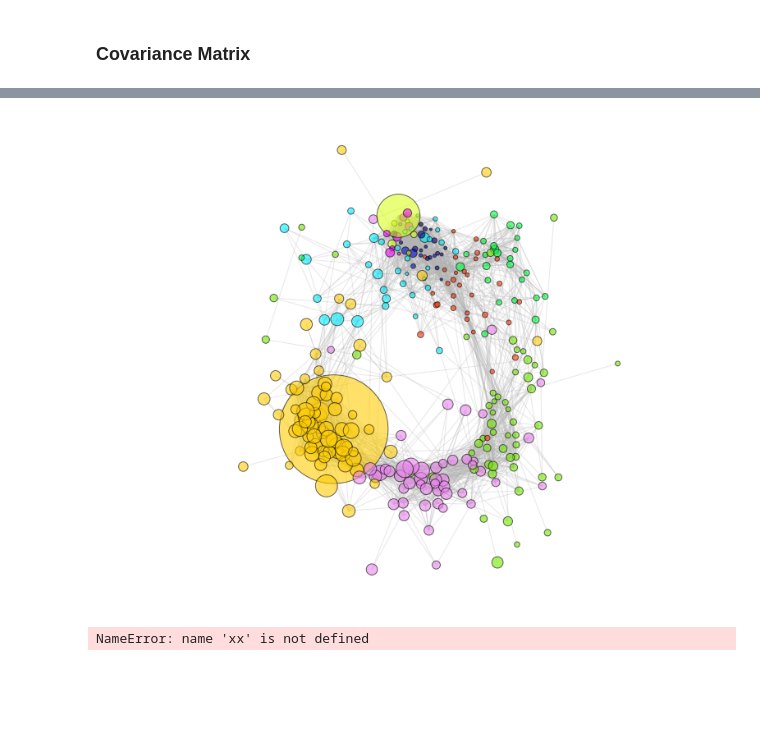
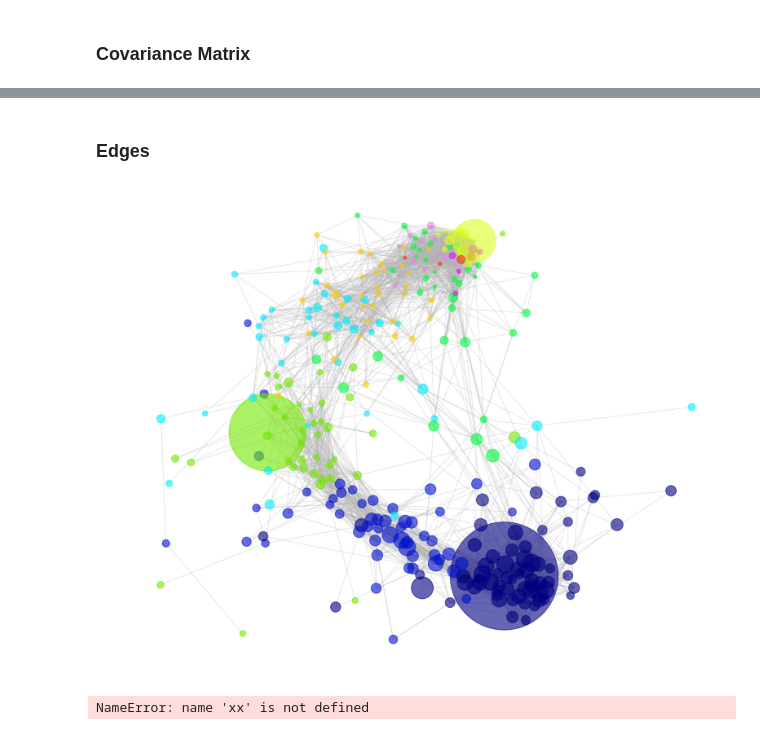
Before and after one commit to matuteiglesias/geo-correlation-structures, a Jupyter notebook: USA industries - Analysis.ipynb, the cells around one changed output, grey strips where cells are left out. Drawn from its saved outputs; the diff is of its cells as text; code cells hidden in the pictures; blank space fills up the shorter version.

Commit message:
Added user created data

```diff
--- a/USA industries - Analysis.ipynb
+++ b/USA industries - Analysis.ipynb
@@ -136,3 +167,5 @@ clustering = SpectralClustering(n_clusters=10,
 pd.options.display.max_rows = 500
 clust_result = pd.DataFrame(clustering.labels_, index = X.columns, columns = ['cluster'])
 clust_result = pd.concat([clust_result, industry_titles.set_index('industry_code')], axis = 1, sort = False).dropna().sort_values(by = ['cluster', 'industry_title'])
+
+clust_result.index.name = 'industry_code'
@@ -138,0 +174,10 @@ clust_result = pd.concat([clust_result, industry_titles.set_index('industry_code
+# %%
+df_cnt = pd.read_csv('./data/naics_area_cnt_02_07.csv', index_col=[0, 1])
+df_indu = df_cnt.groupby(level = 1).sum()
+avg_wages_indu = df_indu[['total_annual_wages']].div(df_indu[['annual_avg_emplvl']].values).dropna()
+avg_wages_indu = np.log10(avg_wages_indu)
+avg_wages_indu = avg_wages_indu.reset_index()
+avg_wages_indu['industry_code'] = avg_wages_indu['industry_code'].astype(str)
+
+wages_color = color_from_series(avg_wages_indu, 'industry_code', 'total_annual_wages',
+                                cmap = plt.cm.RdYlGn).rename(columns = {'color': 'wage_color'})
@@ -138,0 +186,20 @@ clust_result = pd.concat([clust_result, industry_titles.set_index('industry_code
+# %%
+df_indu = df_cnt.groupby(level = 1).sum()
+df_indu.index = df_indu.index.astype(str)
+
+cluster_data = pd.concat([clust_result, df_indu], axis = 1, sort = False)
+
+cluster_data = cluster_data.groupby('cluster').agg({'industry_title': 'nunique', 'annual_avg_estabs': 'sum',
+                                    'annual_avg_emplvl': 'sum', 'total_annual_wages': 'sum', })
+
+cluster_data['avg_annual_wages'] = np.round(cluster_data.total_annual_wages / cluster_data.annual_avg_emplvl)
+# %%
+sorted_cluster_data = cluster_data.sort_values('annual_avg_estabs', ascending = False)
+
+sorted_cluster_data.style.bar()
+
+sorted_cluster_data = sorted_cluster_data.reset_index().reset_index()
+
+clust_result = clust_result.reset_index().merge(sorted_cluster_data[['cluster', 'index']], how = 'left'
+                                ).set_index('industry_code'
+                                           ).drop('cluster', 1).rename(columns = {'index':'cluster'})
@@ -139,3 +227,5 @@ clust_result = pd.concat([clust_result, industry_titles.set_index('industry_code
+# %% [markdown]
+### Edges
 # %%
 edges = pd.DataFrame(demean(cor_mat).stack(), columns = ['dem_corr'])
 # edges = pd.DataFrame(demean(stand(demean(cor_mat))).stack(), columns = ['dem_corr'])
@@ -166,34 +256,34 @@ nodes['color'] = nodes['cluster'].apply(lambda x: mcolors.rgb2hex(mapper.to_rgba
 # %%
 max_d = 40
 weight_column = 'dem_corr' #'weight_'+geo
 
         ### Max degree = max_d. Parameter used to trim the network.
 df1 = edges_s.groupby('industry_code_x').apply(lambda x: x.nlargest(max_d, weight_column)).reset_index(drop = True)
 df2 = edges_s.groupby('industry_code_y').apply(lambda x: x.nlargest(max_d, weight_column)).reset_index(drop = True)
 edges_max_d = df1.merge(df2, on = ['industry_code_x', 'industry_title_x', 'industry_code_y', 'industry_title_x', weight_column]).reset_index(drop = True)
 
 ###
 
 # Hard threshold and max degree backboning
 
 G = nx.from_pandas_edgelist(edges_max_d, 'industry_code_x', 'industry_code_y', weight_column)
 
 
 plt.figure(figsize = (10, 8))
 
 G = max(nx.connected_component_subgraphs(G), key=len)
 nodes_s = nodes.loc[G.nodes.keys()]
-pos = nx.spring_layout(G, k=.35)
+pos = nx.spring_layout(G, k=.3)
 
 nx.draw(G, pos, node_size = nodes_s.sqrt_size.values, alpha=.6, node_color= list(nodes_s.color.values), edgelist = [])
 nx.draw_networkx_edges(G, pos, edge_color='.7', alpha=.3)
 # plt.title('max_d = '+str(max_d))
 #     plt.savefig('./Figures/5_max_deg/'+col_name+'_plot1.png')
 #             plt.show()
 
 plt.show()
 # %% [output]
-[figure, old version]
+[figure, new version]
 # %%
 xx
 # %% [output]
```
Also changed, not shown: parts of 28 cells of this notebook, 12 other files.
